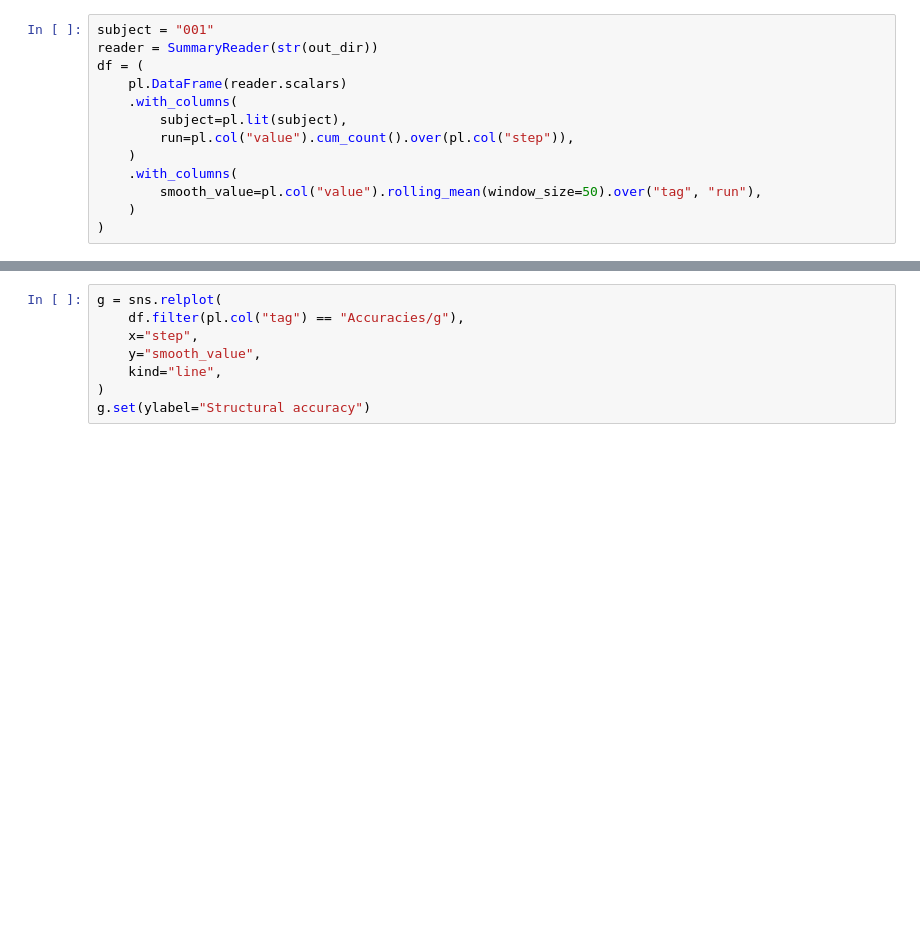
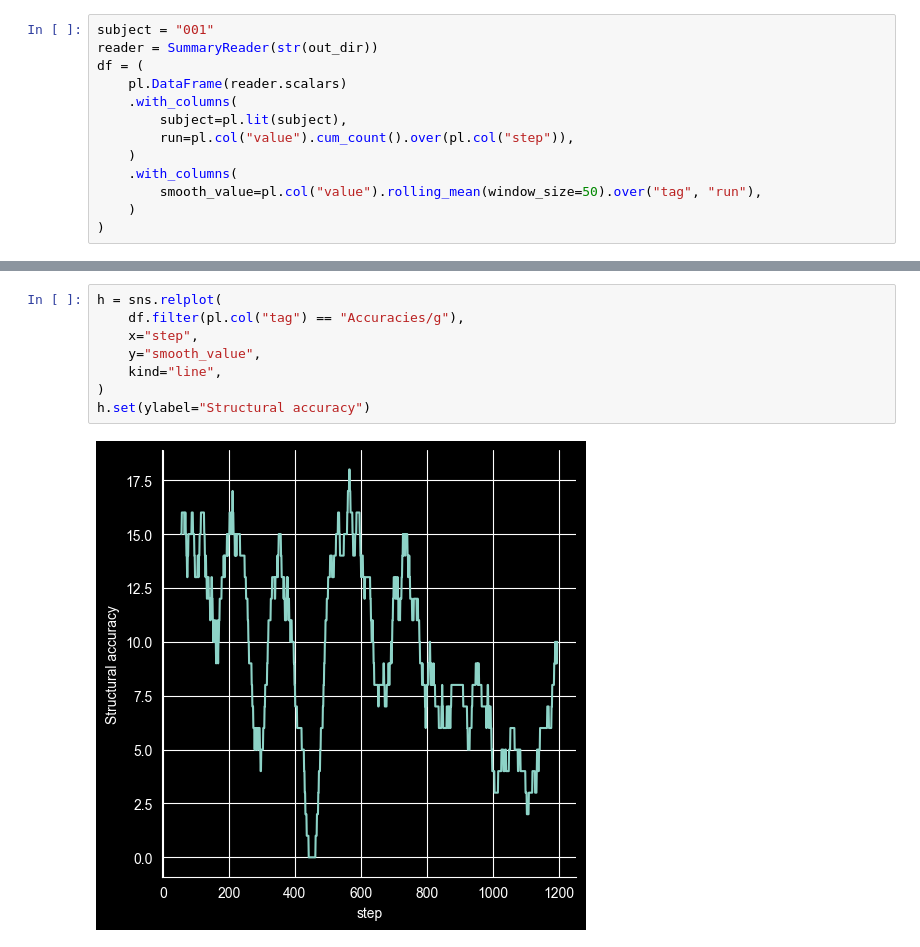
Before and after one commit to hamllab/torch_tem, a Jupyter notebook: jupyter/test_mckenzie.ipynb, the cells around one changed output, grey strips where cells are left out. Cells and saved outputs as stored; diff of their text form; blank space fills up the shorter version.

```diff
--- a/jupyter/test_mckenzie.ipynb
+++ b/jupyter/test_mckenzie.ipynb
@@ -142,8 +70,10 @@ g.set(ylabel="Perceptual accuracy")
 # %%
-g = sns.relplot(
+h = sns.relplot(
     df.filter(pl.col("tag") == "Accuracies/g"),
     x="step",
     y="smooth_value",
     kind="line",
 )
-g.set(ylabel="Structural accuracy")
+h.set(ylabel="Structural accuracy")
+# %% [output]
+[figure, added]
```
Also changed, not shown: parts of 17 cells of this notebook.
